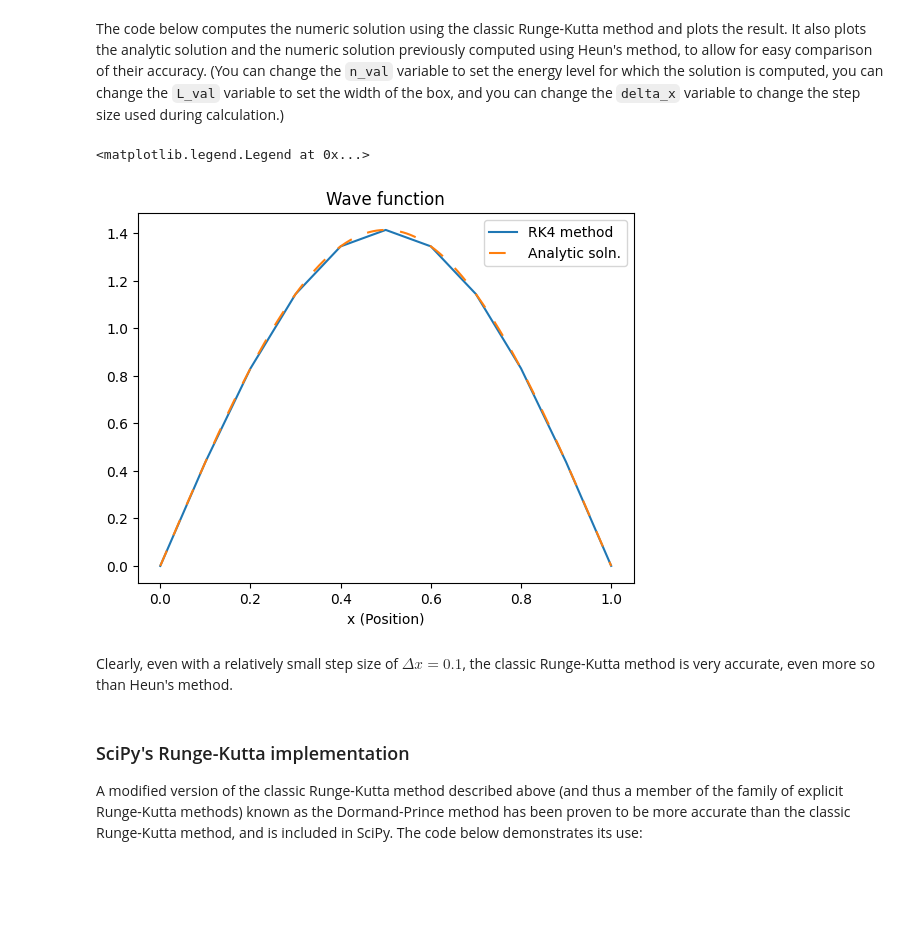
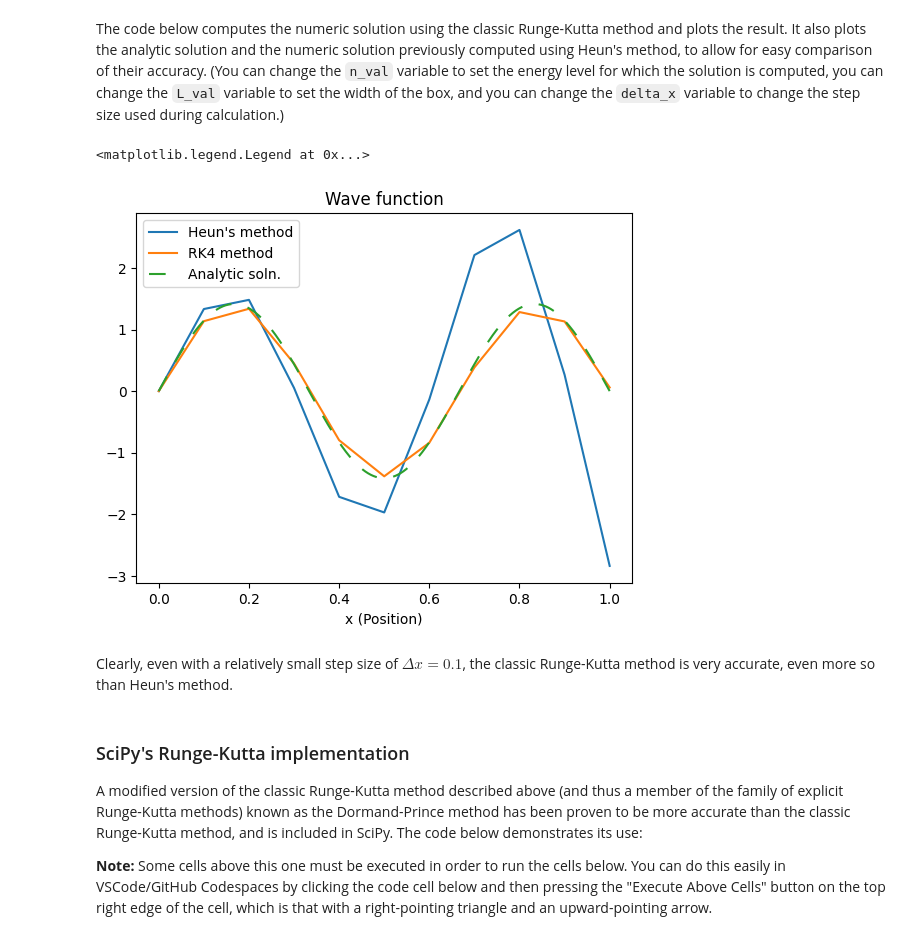
Before and after one commit to Warburton-Lab/schrodinger_notebooks, a Jupyter notebook: sch_tim_ind_part_1d_box_numerical.ipynb, the cells around one changed output. Cells and saved outputs as stored; diff of their text form; code cells hidden in the pictures; blank space fills up the shorter version.

```diff
--- a/sch_tim_ind_part_1d_box_numerical.ipynb
+++ b/sch_tim_ind_part_1d_box_numerical.ipynb
@@ -1002,32 +1005,32 @@ def compute_rk4(start, end, delta_x, psi_0, d_dx_psi_0, k_val):
         d_dx_psi_vals[index] = d_dx_psi
     return (x_vals, psi_vals)
 # %%
-n_val = 1
+n_val = 3
 L_val = 1
 delta_x = 0.1
 delta_x_for_actual = 0.0001
 
 psi_0 = psi_expr.subs({L: L_val, n: n_val, x: 0}).evalf()
 d_dx_psi_0 = diff(psi_expr, x).subs({L: L_val, n: n_val, x: 0}).evalf()
 
 x_for_heun, heun_vals = compute_heun(
     0, L_val, delta_x, psi_0, d_dx_psi_0, n_val, L_val)
 x_for_rk4, rk4_vals = compute_rk4(
     0, L_val, delta_x, psi_0, d_dx_psi_0, (n_val * pi / L_val))
 x_for_actual, actual_vals = compute_psi(
     0, L_val, delta_x_for_actual, n_val, L_val)
 
-# plt.plot(x_for_heun, heun_vals, label='Heun\'s method')
+plt.plot(x_for_heun, heun_vals, label='Heun\'s method')
 plt.plot(x_for_rk4, rk4_vals, label='RK4 method')
 plt.plot(x_for_actual, actual_vals, label='Analytic soln.',
          linestyle='--', dashes=(8, 8))
 
 plt.xlabel('x (Position)')
 plt.title('Wave function')
 plt.legend()
 # %% [output]
 <matplotlib.legend.Legend at 0x...>
-[figure, old version]
+[figure, new version]
 # %% [markdown]
 Clearly, even with a relatively small step size of $\Delta x = 0.1$, the classic Runge-Kutta method is very accurate, even more so than Heun's method.
 # %% [markdown]
@@ -1035,6 +1038,9 @@ Clearly, even with a relatively small step size of $\Delta x = 0.1$, the classic
 
 A modified version of the classic Runge-Kutta method described above (and thus a member of the family of explicit Runge-Kutta methods) known as the Dormand-Prince method has been proven to be more accurate than the classic Runge-Kutta method, and is included in SciPy.
 The code below demonstrates its use:
+
+**Note:** Some cells above this one must be executed in order to run the cells  below.
+You can do this easily in VSCode/GitHub Codespaces by clicking the code cell below and then pressing the "Execute Above Cells" button on the top right edge of the cell, which is that with a right-pointing triangle and an upward-pointing arrow.
 # %%
 from scipy.integrate import solve_ivp
 
```
Also changed, not shown: parts of 2 cells of this notebook, 3 other files.
